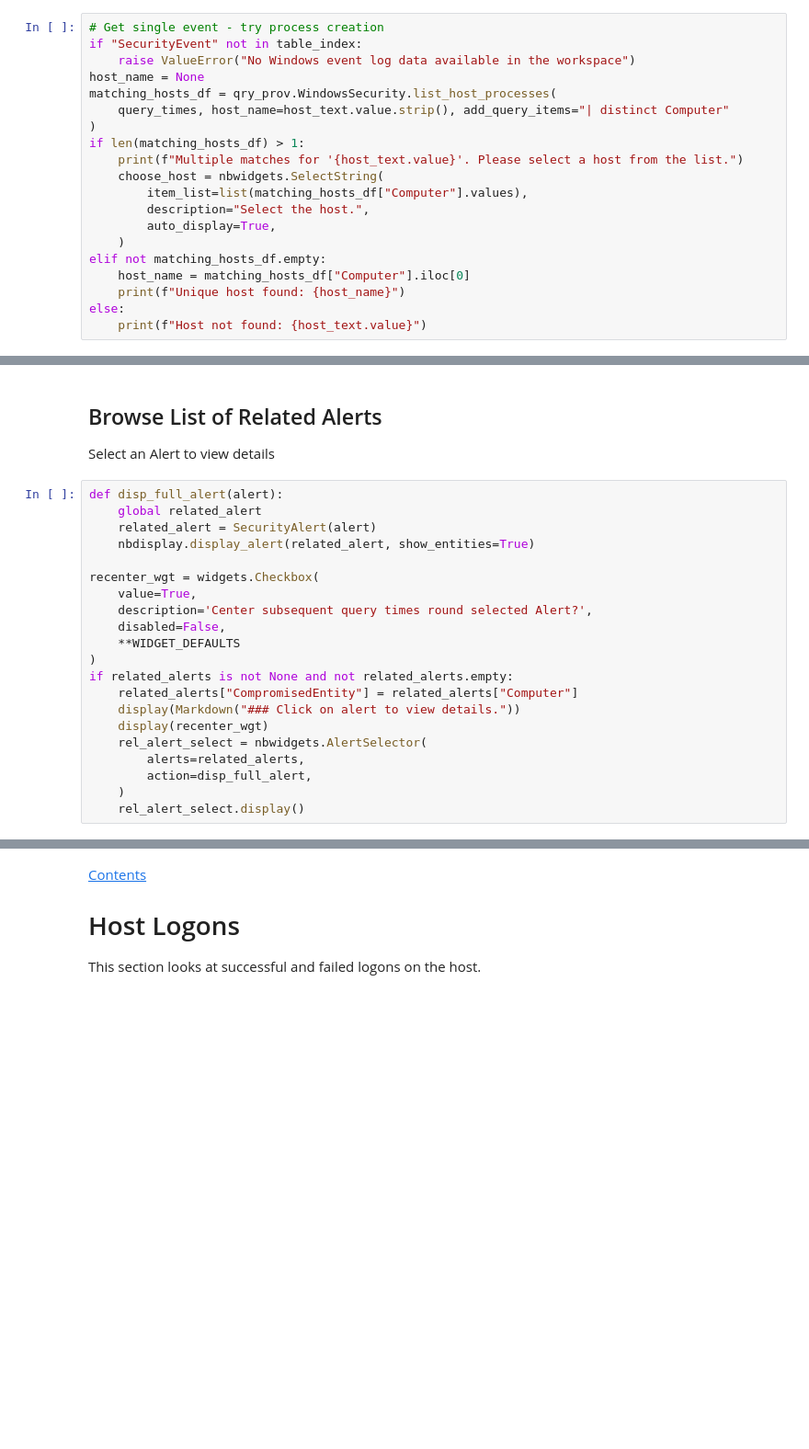
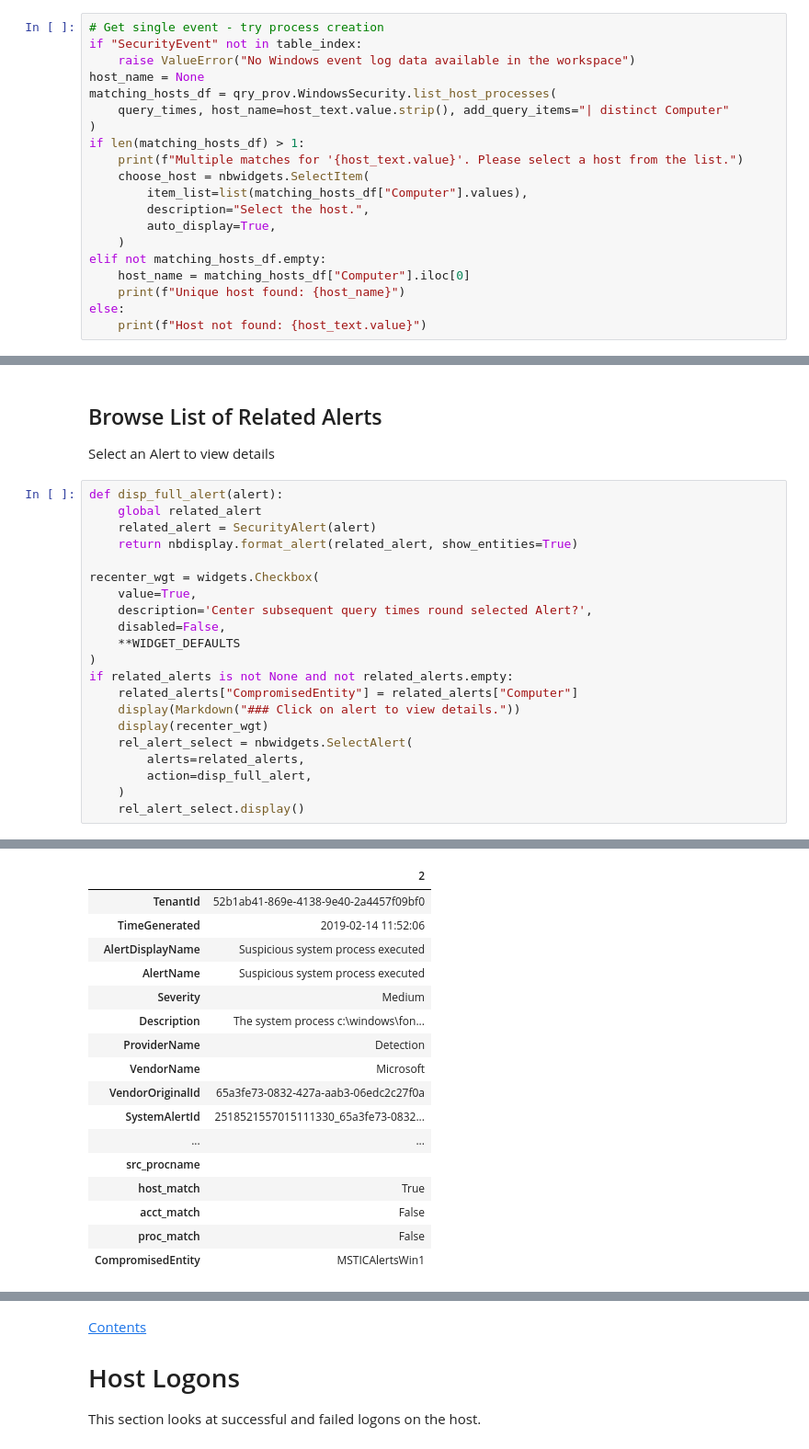
Before and after one commit to Azure/Azure-Sentinel-Notebooks, a Jupyter notebook: Entity Explorer - Windows Host.ipynb, the cells around one changed output, grey strips where cells are left out. Shown at 92% size. Cells and saved outputs as stored; diff of their text form; blank space fills up the shorter version.

```diff
--- a/Entity Explorer - Windows Host.ipynb
+++ b/Entity Explorer - Windows Host.ipynb
@@ -165,7 +190,7 @@ matching_hosts_df = qry_prov.WindowsSecurity.list_host_processes(
 )
 if len(matching_hosts_df) > 1:
     print(f"Multiple matches for '{host_text.value}'. Please select a host from the list.")
-    choose_host = nbwidgets.SelectString(
+    choose_host = nbwidgets.SelectItem(
         item_list=list(matching_hosts_df["Computer"].values),
         description="Select the host.",
         auto_display=True,
@@ -314,7 +388,7 @@ else:
 def disp_full_alert(alert):
     global related_alert
     related_alert = SecurityAlert(alert)
-    nbdisplay.display_alert(related_alert, show_entities=True)
+    return nbdisplay.format_alert(related_alert, show_entities=True)
 
 recenter_wgt = widgets.Checkbox(
     value=True,
@@ -326,8 +400,9 @@ if related_alerts is not None and not related_alerts.empty:
     related_alerts["CompromisedEntity"] = related_alerts["Computer"]
     display(Markdown("### Click on alert to view details."))
     display(recenter_wgt)
-    rel_alert_select = nbwidgets.AlertSelector(
+    rel_alert_select = nbwidgets.SelectAlert(
         alerts=related_alerts,
         action=disp_full_alert,
     )
     rel_alert_select.display()
+# %% [output]
@@ -333,0 +415,17 @@ if related_alerts is not None and not related_alerts.empty:
+|  | 2 |
+| TenantId | 52b1ab41-869e-4138-9e40-2a4457f09bf0 |
+| TimeGenerated | 2019-02-14 11:52:06 |
+| AlertDisplayName | Suspicious system process executed |
+| AlertName | Suspicious system process executed |
+| Severity | Medium |
+| Description | The system process c:\windows\fon... |
+| ProviderName | Detection |
+| VendorName | Microsoft |
+| VendorOriginalId | 65a3fe73-0832-427a-aab3-06edc2c27f0a |
+| SystemAlertId | 2518521557015111330_65a3fe73-0832... |
+| ... | ... |
+| src_procname |  |
+| host_match | True |
+| acct_match | False |
+| proc_match | False |
+| CompromisedEntity | MSTICAlertsWin1 |
```
Also changed, not shown: parts of 17 cells of this notebook, 14 other files.
